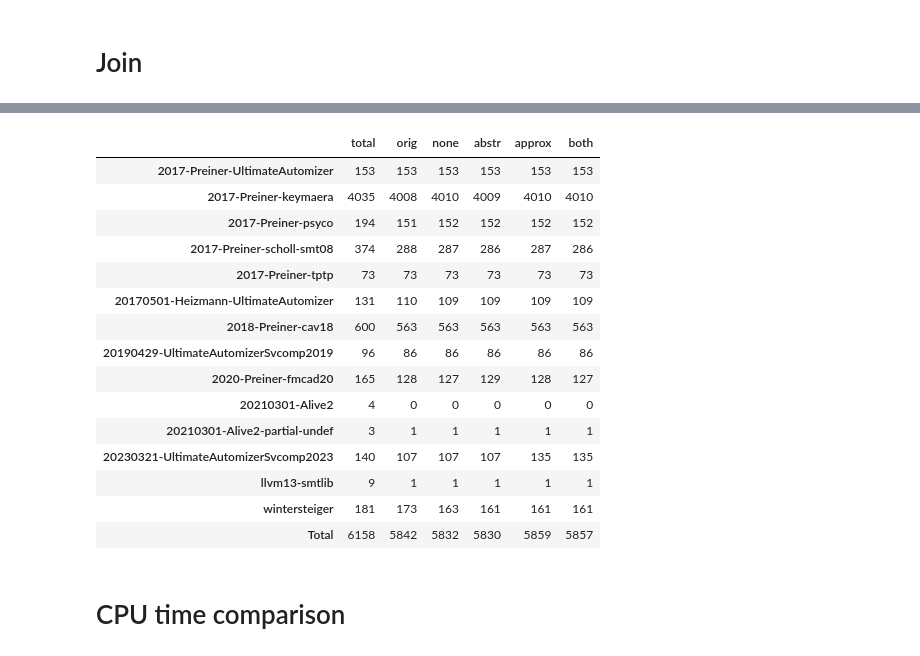
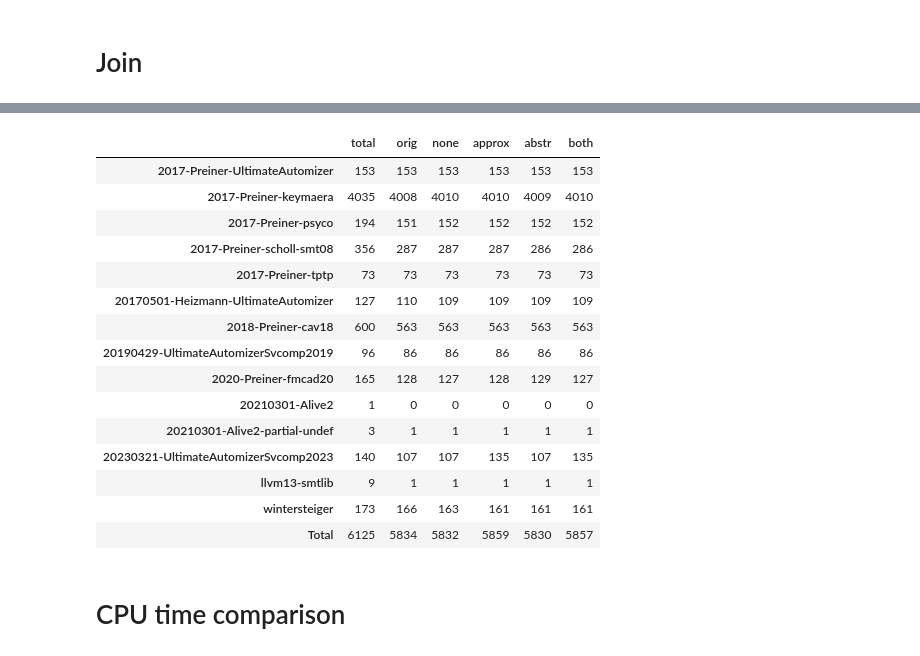
Before and after one commit to svarcinator/Q3B, a Jupyter notebook: statistics/statistics_final/Final statistics.ipynb, the cells around one changed output, grey strips where cells are left out. Drawn from its saved outputs; the diff is of its cells as text; code cells hidden in the pictures.

```diff
--- a/statistics/statistics_final/Final statistics.ipynb
+++ b/statistics/statistics_final/Final statistics.ipynb
@@ -9,0 +66,5 @@ from mylib import mylibrary as ml
+# %%
+def remove_fails_form_dict(benchm_dict, fails):
+    for benchname in benchm_dict:
+        benchm_dict[benchname] = remove_fails_from_df(benchm_dict[benchname], fails)
+    return benchm_dict
@@ -11,6 +76,8 @@ from mylib import mylibrary as ml
 def get_df(path):
     csv = ml.get_csv(path)
     df = ml.dict_to_df(ml.get_data(csv))
+    fails = get_fails(frames)
+    df = remove_fails_form_dict(df, fails)
     sumdata = ml.sum_data(df)
     timedata = ml.time_data(df)
     sumdata = sumdata.reindex(sorted(sumdata.columns), axis=1)
@@ -25,4 +87,6 @@ orig_dir= orig_dir[0] + "/original"
 # %%
-orig_sum,orig_time = get_df(orig_dir)
-orig_sum_solved = orig_sum.drop(['sat', 'unsat', 'segfault', 'other', 'timeout']).T.rename(columns={"solved": "orig"})
-orig_sum
+sums = []
+for v in versions:
+    sumdata = get_df(current_dir+versions[v])[0]
+    sumdata = sumdata.drop(['sat', 'unsat', 'segfault', 'other', 'timeout']).T.rename(columns={"solved": v})
+    sums.append(sumdata)
@@ -110,4 +93,2 @@ both_sum
-# %%
-sums = [none_sum_solved,abstr_sum_solved, approx_sum_solved, both_sum_solved ]
 # %% [markdown]
 # Join
@@ -135,24 +114,24 @@ both      5857
 dtype: int64
 # %%
 merged.loc['Total'] = total_row
-#ml.write_to_file("/home/xschwar3/dp/statistics/comparison.tex", merged.to_latex())
+ml.write_to_file("/home/xschwar3/dp/statistics/comparison.tex", merged.to_latex())
 merged
 # %% [output]
-|  | total | orig | none | abstr | approx | both |
+|  | total | orig | none | approx | abstr | both |
 | 2017-Preiner-UltimateAutomizer | 153 | 153 | 153 | 153 | 153 | 153 |
-| 2017-Preiner-keymaera | 4035 | 4008 | 4010 | 4009 | 4010 | 4010 |
+| 2017-Preiner-keymaera | 4035 | 4008 | 4010 | 4010 | 4009 | 4010 |
 | 2017-Preiner-psyco | 194 | 151 | 152 | 152 | 152 | 152 |
-| 2017-Preiner-scholl-smt08 | 374 | 288 | 287 | 286 | 287 | 286 |
+| 2017-Preiner-scholl-smt08 | 356 | 287 | 287 | 287 | 286 | 286 |
 | 2017-Preiner-tptp | 73 | 73 | 73 | 73 | 73 | 73 |
-| 20170501-Heizmann-UltimateAutomizer | 131 | 110 | 109 | 109 | 109 | 109 |
+| 20170501-Heizmann-UltimateAutomizer | 127 | 110 | 109 | 109 | 109 | 109 |
 | 2018-Preiner-cav18 | 600 | 563 | 563 | 563 | 563 | 563 |
 | 20190429-UltimateAutomizerSvcomp2019 | 96 | 86 | 86 | 86 | 86 | 86 |
-| 2020-Preiner-fmcad20 | 165 | 128 | 127 | 129 | 128 | 127 |
-| 20210301-Alive2 | 4 | 0 | 0 | 0 | 0 | 0 |
+| 2020-Preiner-fmcad20 | 165 | 128 | 127 | 128 | 129 | 127 |
+| 20210301-Alive2 | 1 | 0 | 0 | 0 | 0 | 0 |
 | 20210301-Alive2-partial-undef | 3 | 1 | 1 | 1 | 1 | 1 |
-| 20230321-UltimateAutomizerSvcomp2023 | 140 | 107 | 107 | 107 | 135 | 135 |
+| 20230321-UltimateAutomizerSvcomp2023 | 140 | 107 | 107 | 135 | 107 | 135 |
 | llvm13-smtlib | 9 | 1 | 1 | 1 | 1 | 1 |
-| wintersteiger | 181 | 173 | 163 | 161 | 161 | 161 |
-| Total | 6158 | 5842 | 5832 | 5830 | 5859 | 5857 |
+| wintersteiger | 173 | 166 | 163 | 161 | 161 | 161 |
+| Total | 6125 | 5834 | 5832 | 5859 | 5830 | 5857 |
 # %% [markdown]
 # CPU time comparison
```
Also changed, not shown: parts of 45 cells of this notebook.
